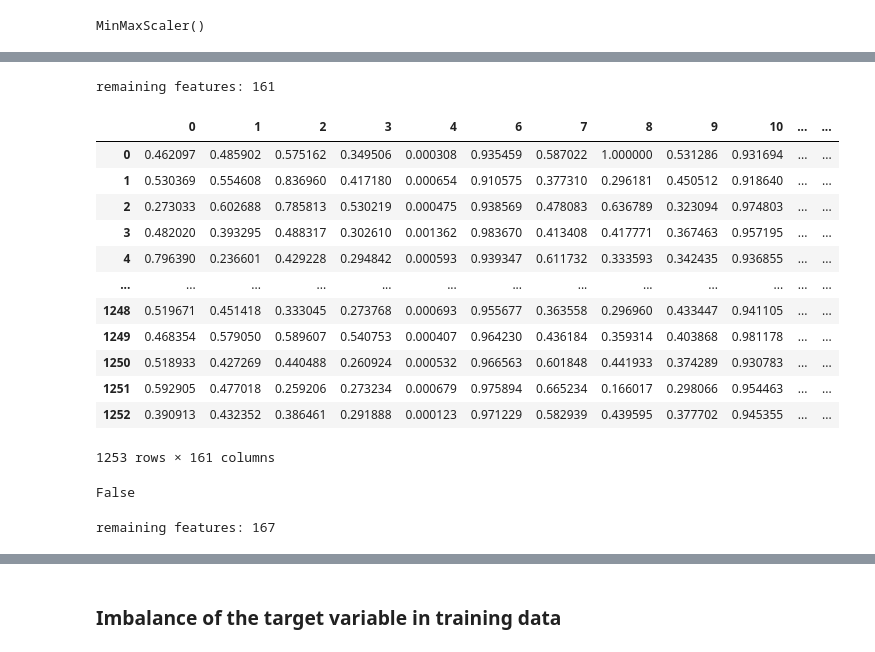
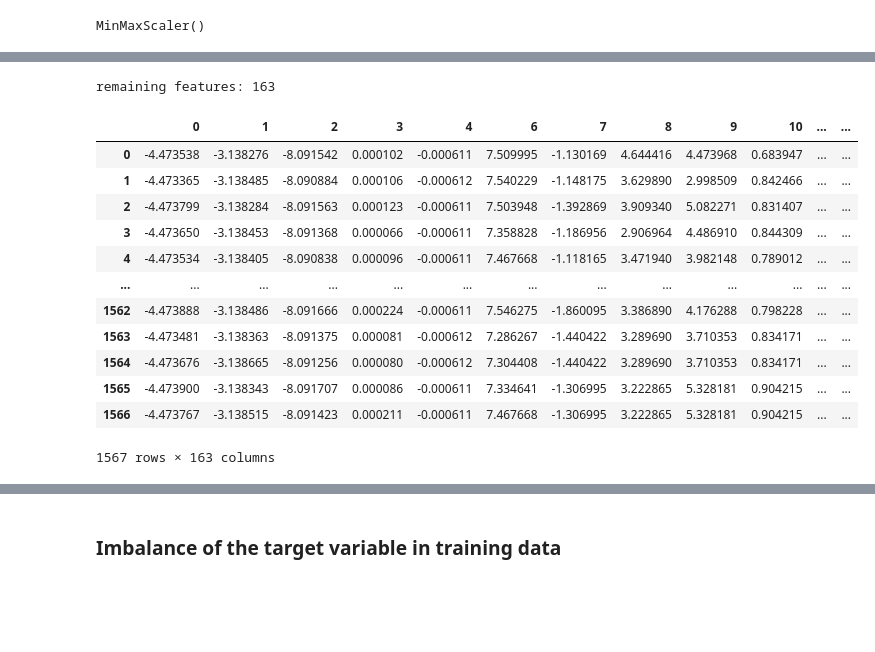
Before and after one commit to ZhitingDu/Machine-Learning, a Jupyter notebook: Secom.ipynb, the cells around one changed output, grey strips where cells are left out. Cells and saved outputs as stored; diff of their text form; code cells hidden in the pictures; blank space fills up the shorter version.

```diff
--- a/Secom.ipynb
+++ b/Secom.ipynb
@@ -434,3 +298,0 @@ X_train = scaler.transform(X_train)
-# %%
-scaler = MinMaxScaler()
-scaler.fit(X_test)
@@ -439,2 +299,2 @@ MinMaxScaler()
 # %%
-X_test = scaler.transform(X_test)
+secom= scaler.transform(secom)
@@ -490,0 +303,3 @@ X_test
+# %%
+secom= pd.DataFrame(secom)
+secom
@@ -491,41 +320,27 @@ X_test
 # %%
 selector = VarianceThreshold()
-selector.fit(X_train)
+selector.fit(secom)
 mask = selector.get_support()
-columns = X_train.columns
+columns = secom.columns
 selected_cols = columns[mask]
 n_features2 = len(selected_cols)
 print(f'remaining features: {n_features2}')
 # %% [output]
-remaining features: 161
+remaining features: 163
 # %%
-X_train_var = pd.DataFrame(selector.transform(X_train), columns = selected_cols)
-X_train_var
+secom = pd.DataFrame(selector.transform(secom), columns = selected_cols)
+secom
 # %% [output]
 |  | 0 | 1 | 2 | 3 | 4 | 6 | 7 | 8 | 9 | 10 | ... | ... |
-| 0 | 0.462097 | 0.485902 | 0.575162 | 0.349506 | 0.000308 | 0.935459 | 0.587022 | 1.000000 | 0.531286 | 0.931694 | ... | ... |
-| 1 | 0.530369 | 0.554608 | 0.836960 | 0.417180 | 0.000654 | 0.910575 | 0.377310 | 0.296181 | 0.450512 | 0.918640 | ... | ... |
-| 2 | 0.273033 | 0.602688 | 0.785813 | 0.530219 | 0.000475 | 0.938569 | 0.478083 | 0.636789 | 0.323094 | 0.974803 | ... | ... |
-| 3 | 0.482020 | 0.393295 | 0.488317 | 0.302610 | 0.001362 | 0.983670 | 0.413408 | 0.417771 | 0.367463 | 0.957195 | ... | ... |
-| 4 | 0.796390 | 0.236601 | 0.429228 | 0.294842 | 0.000593 | 0.939347 | 0.611732 | 0.333593 | 0.342435 | 0.936855 | ... | ... |
+| 0 | -4.473538 | -3.138276 | -8.091542 | 0.000102 | -0.000611 | 7.509995 | -1.130169 | 4.644416 | 4.473968 | 0.683947 | ... | ... |
+| 1 | -4.473365 | -3.138485 | -8.090884 | 0.000106 | -0.000612 | 7.540229 | -1.148175 | 3.629890 | 2.998509 | 0.842466 | ... | ... |
+| 2 | -4.473799 | -3.138284 | -8.091563 | 0.000123 | -0.000611 | 7.503948 | -1.392869 | 3.909340 | 5.082271 | 0.831407 | ... | ... |
+| 3 | -4.473650 | -3.138453 | -8.091368 | 0.000066 | -0.000611 | 7.358828 | -1.186956 | 2.906964 | 4.486910 | 0.844309 | ... | ... |
+| 4 | -4.473534 | -3.138405 | -8.090838 | 0.000096 | -0.000611 | 7.467668 | -1.118165 | 3.471940 | 3.982148 | 0.789012 | ... | ... |
 | ... | ... | ... | ... | ... | ... | ... | ... | ... | ... | ... | ... | ... |
-| 1248 | 0.519671 | 0.451418 | 0.333045 | 0.273768 | 0.000693 | 0.955677 | 0.363558 | 0.296960 | 0.433447 | 0.941105 | ... | ... |
-| 1249 | 0.468354 | 0.579050 | 0.589607 | 0.540753 | 0.000407 | 0.964230 | 0.436184 | 0.359314 | 0.403868 | 0.981178 | ... | ... |
-| 1250 | 0.518933 | 0.427269 | 0.440488 | 0.260924 | 0.000532 | 0.966563 | 0.601848 | 0.441933 | 0.374289 | 0.930783 | ... | ... |
-| 1251 | 0.592905 | 0.477018 | 0.259206 | 0.273234 | 0.000679 | 0.975894 | 0.665234 | 0.166017 | 0.298066 | 0.954463 | ... | ... |
-| 1252 | 0.390913 | 0.432352 | 0.386461 | 0.291888 | 0.000123 | 0.971229 | 0.582939 | 0.439595 | 0.377702 | 0.945355 | ... | ... |
+| 1562 | -4.473888 | -3.138486 | -8.091666 | 0.000224 | -0.000611 | 7.546275 | -1.860095 | 3.386890 | 4.176288 | 0.798228 | ... | ... |
+| 1563 | -4.473481 | -3.138363 | -8.091375 | 0.000081 | -0.000612 | 7.286267 | -1.440422 | 3.289690 | 3.710353 | 0.834171 | ... | ... |
+| 1564 | -4.473676 | -3.138665 | -8.091256 | 0.000080 | -0.000612 | 7.304408 | -1.440422 | 3.289690 | 3.710353 | 0.834171 | ... | ... |
+| 1565 | -4.473900 | -3.138343 | -8.091707 | 0.000086 | -0.000611 | 7.334641 | -1.306995 | 3.222865 | 5.328181 | 0.904215 | ... | ... |
+| 1566 | -4.473767 | -3.138515 | -8.091423 | 0.000211 | -0.000611 | 7.467668 | -1.306995 | 3.222865 | 5.328181 | 0.904215 | ... | ... |
-1253 rows × 161 columns
+1567 rows × 163 columns
-# %%
-X_train_var.isnull().values.any()
-# %% [output]
-False
-# %%
-selector = VarianceThreshold()
-selector.fit(X_test)
-mask = selector.get_support()
-columns = X_test.columns
-selected_cols = columns[mask]
-n_features2 = len(selected_cols)
-print(f'remaining features: {n_features2}')
-# %% [output]
-remaining features: 167
```
Also changed, not shown: parts of 47 cells of this notebook.
